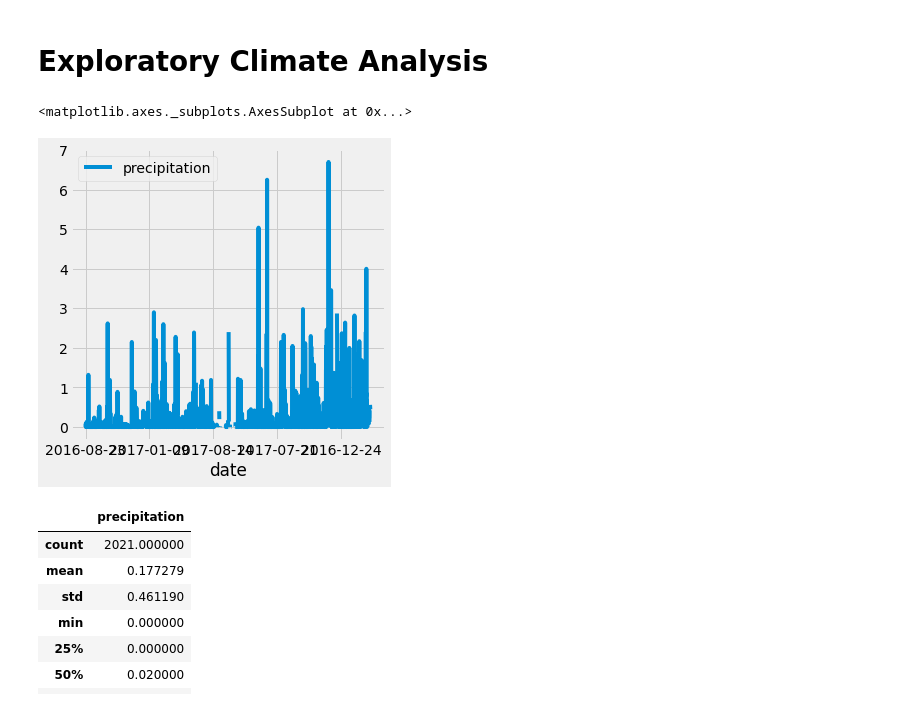
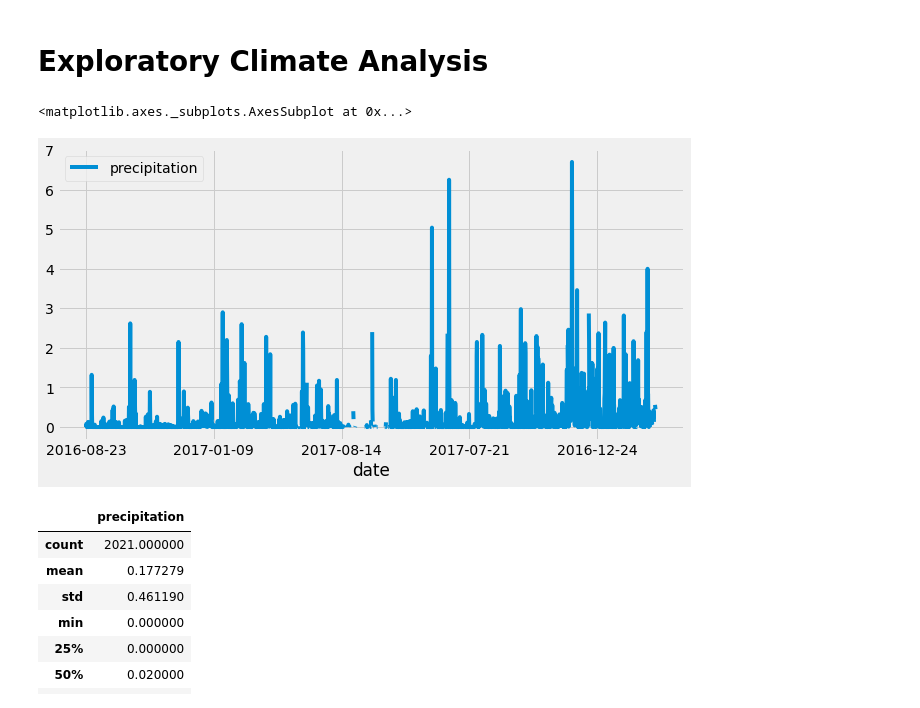
Before and after one commit to nypasha1928/Surfs_up, a Jupyter notebook: climate_analysis (1).ipynb, the cells around one changed output. Saved outputs shown, nothing was run; the diff lists cells and outputs as text; code cells hidden in the pictures.

```diff
--- a/climate_analysis (1).ipynb
+++ b/climate_analysis (1).ipynb
@@ -44,29 +44,29 @@ session = Session(engine)
 # %%
 # Design a query to retrieve the last 12 months of precipitation data and plot the results.
 #Starting from the last data point in the database.
 
 # Calculate the date one year from the last date in data set.
 prev_year = dt.date(2017, 8, 23) - dt.timedelta(days=365)
 
 # Perform a query to retrieve the data and precipitation scores
 results = session.query(Measurement.date, Measurement.prcp).filter(Measurement.date >= prev_year).all()
 #print(results)
 
 # 9.2.2
 # Save the query results as a Pandas DataFrame and set the index to the date column
 df = pd.DataFrame(results, columns=['date','precipitation'])
 
 # Sort the dataframe by date
 df.set_index(df['date'], inplace=True)
 #print(df.to_string(index=False))
 
 # 9.2.4..
 # Use Pandas Plotting with Matplotlib to plot the data
-df.plot(figsize=(, 5))
+df.plot(figsize=(10, 5))
 #plt.figure(figsize=(20,10))
 # %% [output]
 <matplotlib.axes._subplots.AxesSubplot at 0x...>
-[figure, old version]
+[figure, new version]
 # %%
 # Use Pandas to calcualte the summary statistics for the precipitation data
 df.describe()
```
Also changed, not shown: parts of 4 cells of this notebook.
